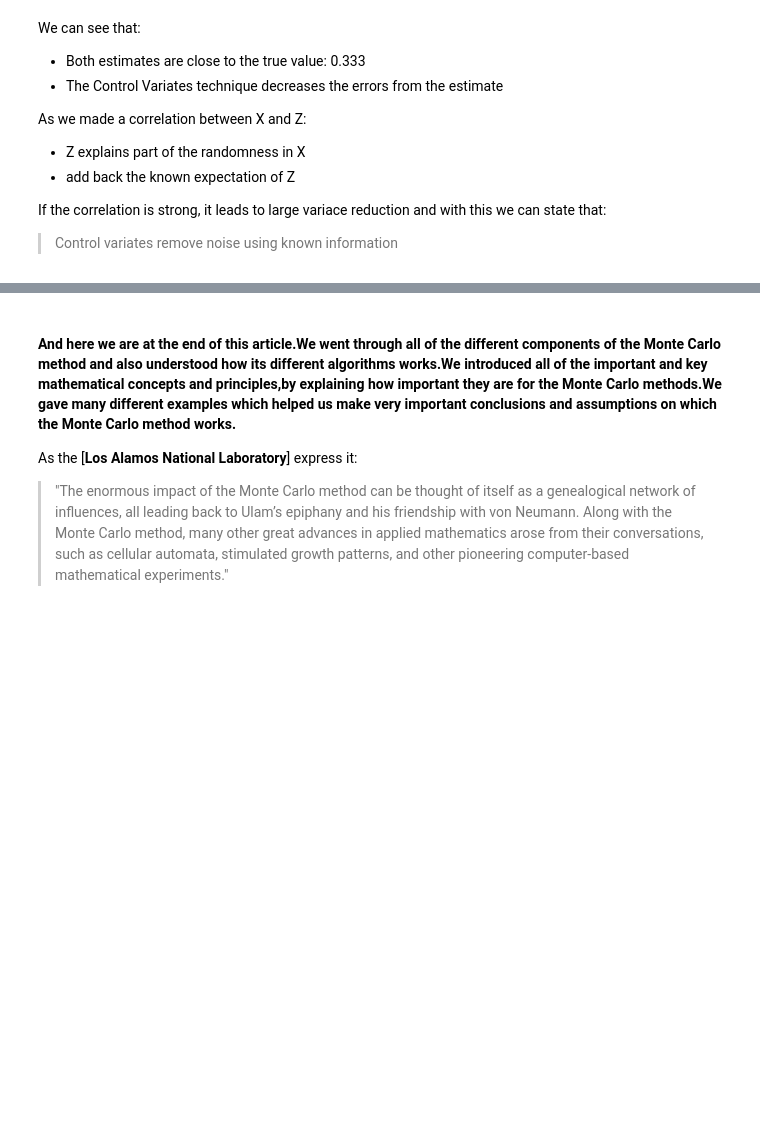
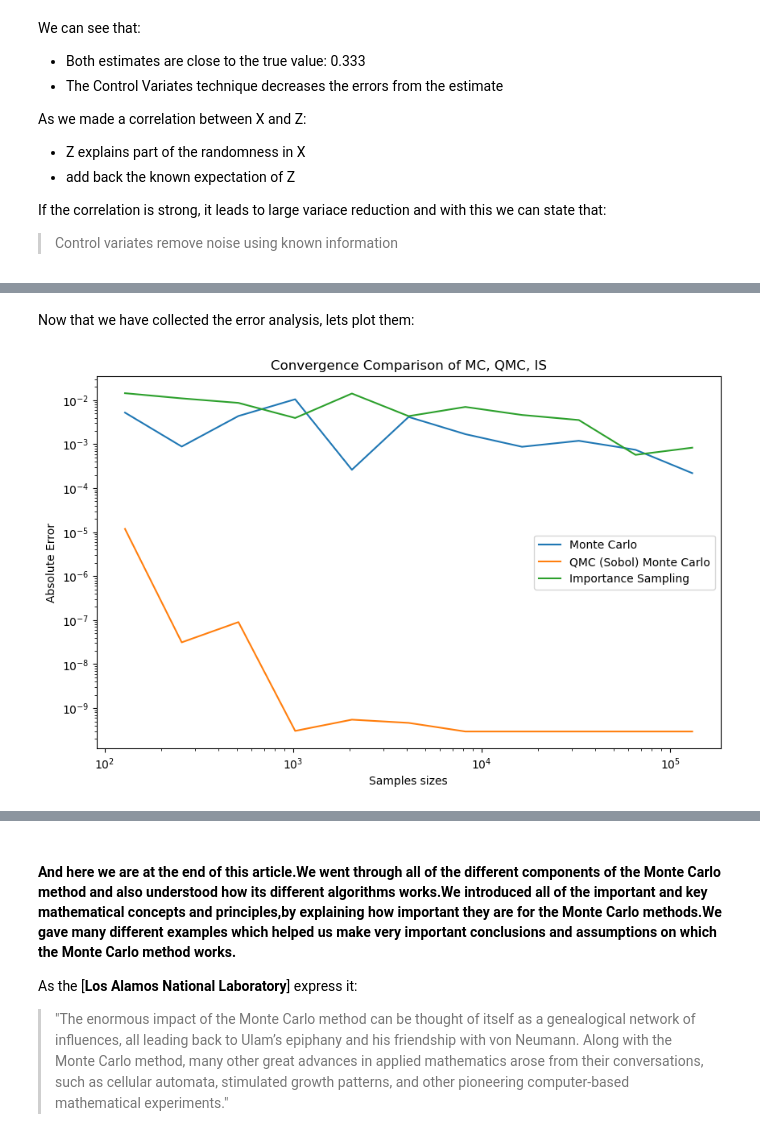
Before and after one commit to kvenov/The_Monte_Carlo_Method, a Jupyter notebook: monte_carlo_scientific_article.ipynb, the cells around one changed output, grey strips where cells are left out. Cells and saved outputs as stored; diff of their text form; code cells hidden in the pictures; blank space fills up the shorter version.

```diff
--- a/monte_carlo_scientific_article.ipynb
+++ b/monte_carlo_scientific_article.ipynb
@@ -1656,0 +1737,6 @@ If the correlation is strong, it leads to large variace reduction and with this
+# %%
+# The same pattern as always:
+def monte_carlo(a, b, N):
+    x = np.random.uniform(a, b, N)
+    f = np.exp(-x**2)
+    return np.mean(f)
@@ -1656,0 +1836,17 @@ If the correlation is strong, it leads to large variace reduction and with this
+# %%
+def importance_sampling(N):
+    # Here we draw the samples from the beta distribution
+    # The scipy.stats rvs function is actually better than the numpy.random sampling, if working with bigger sizes of data.
+    # The parameters for the rvs function are alpha: 1, beta: 2, and in this case we concentrates mass near 0:
+    x = sp.stats.beta.rvs(1, 2, size=N)
+
+    # Evaluating the integrate function using the samples(Calculating the target probability)
+    f = np.exp(-x**2)
+
+    # Calculating the proposal pdf of the beta distribution(The sampling probability).
+    p = sp.stats.beta.pdf(x, 1, 2)
+
+    # For each sample, we are calculating the weight by dividing the target probability by the sampling probability
+    weights = f / p
+
+    return np.mean(weights)
@@ -1656,0 +1900,21 @@ If the correlation is strong, it leads to large variace reduction and with this
+# %% [markdown]
+Now that we have collected the error analysis, lets plot them:
+# %%
+plt.figure(figsize=(10, 6))
+
+plt.plot(sample_sizes, mc_errors, label="Monte Carlo")
+plt.plot(sample_sizes, qmc_errors, label="QMC (Sobol) Monte Carlo")
+plt.plot(sample_sizes, is_errors, label="Importance Sampling")
+
+plt.xscale("log")
+plt.yscale("log")
+
+plt.xlabel("Samples sizes")
+plt.ylabel("Absolute Error")
+
+plt.title("Convergence Comparison of MC, QMC, IS")
+
+plt.legend()
+plt.show()
+# %% [output]
+[figure, added]
```
Also changed, not shown: parts of 53 cells of this notebook.
